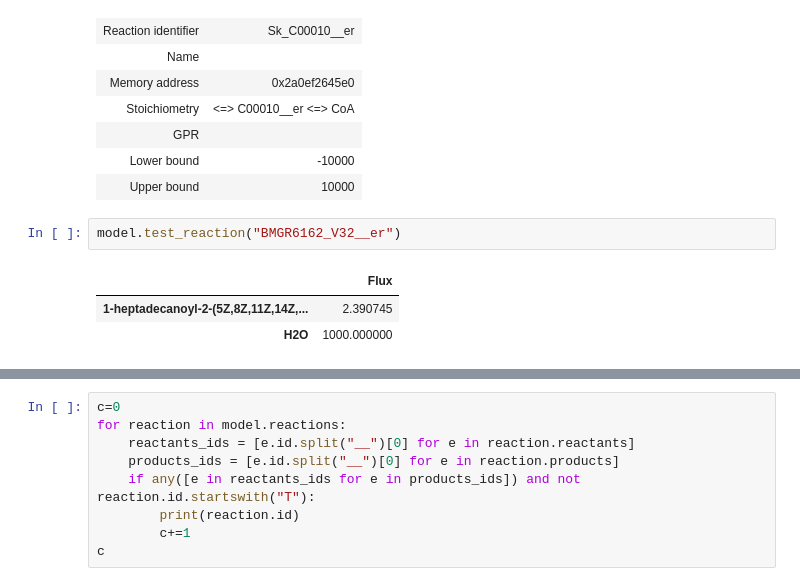
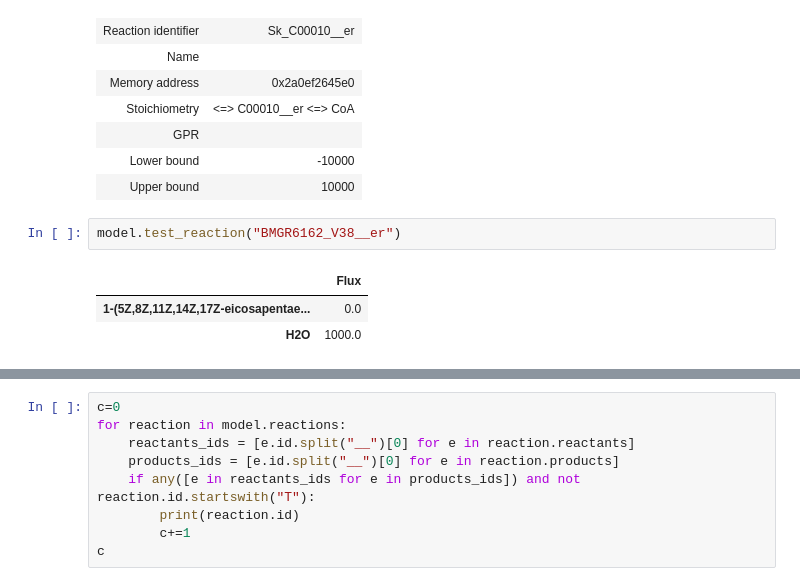
Before and after one commit to ecunha1996/GSMMutils, a Jupyter notebook: examples/Ngaditana.ipynb, the cells around one changed output, grey strips where cells are left out. Cells and saved outputs as stored; diff of their text form.

```diff
--- a/examples/Ngaditana.ipynb
+++ b/examples/Ngaditana.ipynb
@@ -27,9 +27,9 @@ model.create_sink("C00010__er")
 | Lower bound | -10000 |
 | Upper bound | 10000 |
 # %%
-model.test_reaction("BMGR6162_V32__er")
+model.test_reaction("BMGR6162_V38__er")
 # %% [output]
 |  | Flux |
-| 1-heptadecanoyl-2-(5Z,8Z,11Z,14Z,... | 2.390745 |
-| H2O | 1000.000000 |
+| 1-(5Z,8Z,11Z,14Z,17Z-eicosapentae... | 0.0 |
+| H2O | 1000.0 |
 # %%
```
Also changed, not shown: parts of 4 cells of this notebook, 5 other files.
